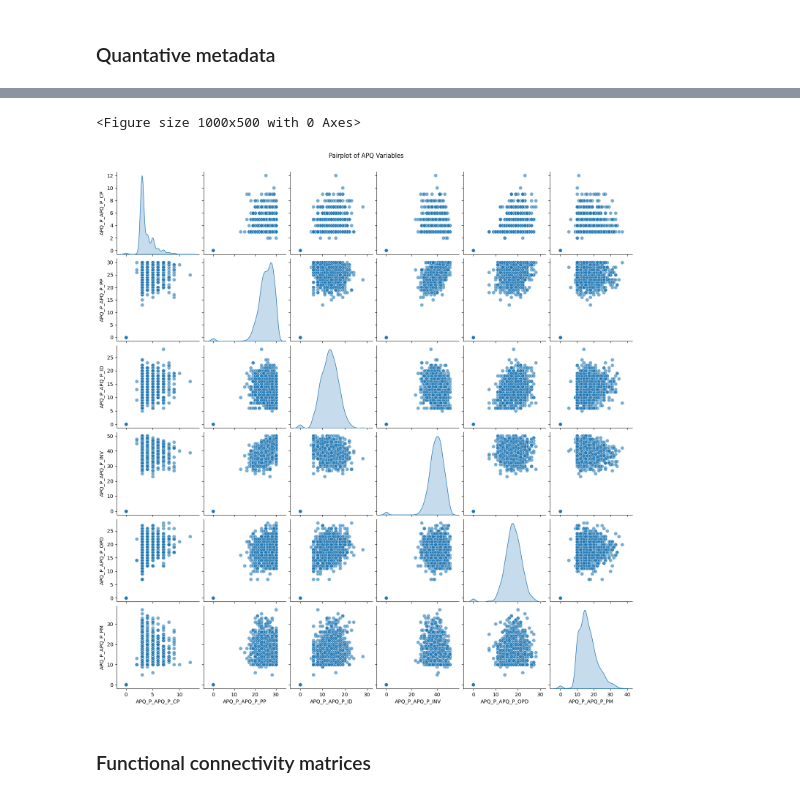
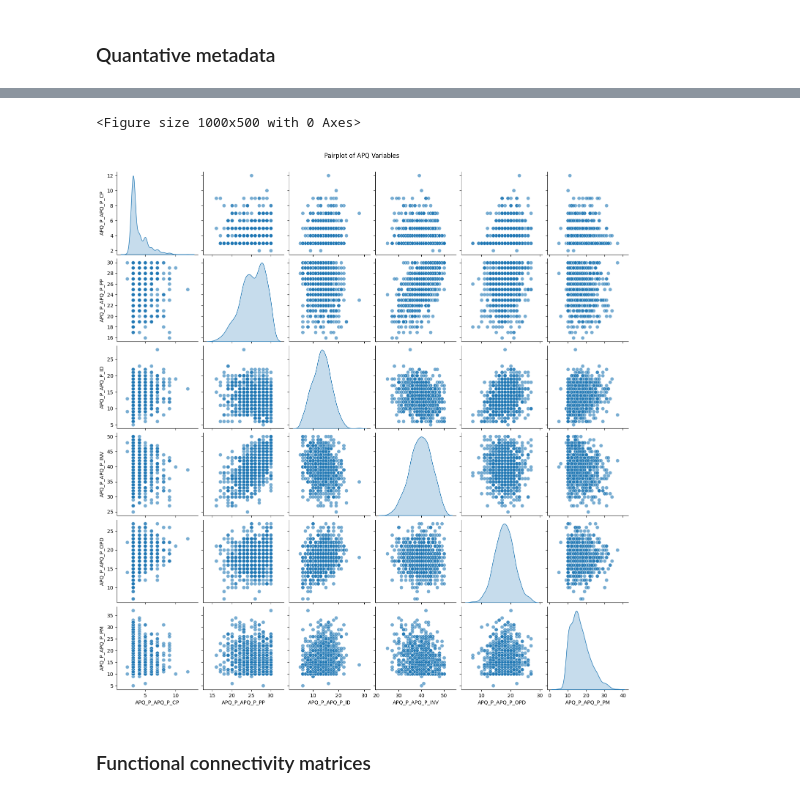
Before and after one commit to eveliinahampus/wids2025, a Jupyter notebook: WiDS_Project.ipynb, the cells around one changed output, grey strips where cells are left out. Drawn from its saved outputs; the diff is of its cells as text; code cells hidden in the pictures.

```diff
--- a/WiDS_Project.ipynb
+++ b/WiDS_Project.ipynb
@@ -174,7 +218,7 @@ plt.show()
 # %% [markdown]
 ### Quantative metadata
 # %%
-df_quantatative_metadata = pd.read_excel('TRAIN/TRAIN_QUANTITATIVE_METADATA.xlsx')
+df_quantatative_metadata = pd.read_excel('TRAIN_NEW/TRAIN_QUANTITATIVE_METADATA_new.xlsx')
 df_quantatative_metadata.head()
 # %% [output]
 |  | participant_id | EHQ_EHQ_Total | ColorVision_CV_Score | APQ_P_APQ_P_CP | APQ_P_APQ_P_ID | APQ_P_APQ_P_INV | ... |
@@ -186,3 +229,0 @@ df_quantatative_metadata.head()
-# %%
-df_quantatative_metadata = pd.read_excel('TRAIN/TRAIN_QUANTITATIVE_METADATA.xlsx')
-df_quantatative_metadata['MRI_Track_Age_at_Scan'].isna().sum()
@@ -191,3 +229,0 @@ np.int64(360)
-# %%
-df_quantatative_metadata = pd.read_excel('TRAIN/TRAIN_QUANTITATIVE_METADATA.xlsx')
-df_quantatative_metadata.isna().sum()
@@ -246 +290,6 @@ df_quantatative_metadata.describe()
 | max | 100.000000 | 14.000000 | 12.000000 | 28.000000 | 50.000000 | 28.000000 | ... |
+# %%
+# Drop rows with missing values in the quantitative metadata
+df_quantatative_metadata_cleaned = df_quantatative_metadata.dropna()
+# Display the cleaned quantitative metadata
+df_quantatative_metadata_cleaned
@@ -247,17 +323,17 @@ df_quantatative_metadata.describe()
 # %%
 plt.figure(figsize=(10, 5))
 sns.pairplot(
-    df_quantatative_metadata,
+    df_quantatative_metadata_cleaned,
     vars=['APQ_P_APQ_P_CP', 'APQ_P_APQ_P_PP', 'APQ_P_APQ_P_ID', 'APQ_P_APQ_P_INV', 'APQ_P_APQ_P_OPD', 'APQ_P_APQ_P_PM'],
     diag_kind='kde',
     plot_kws={'alpha': 0.6, 's': 50},
     diag_kws={'fill': True},
 )
 plt.suptitle('Pairplot of APQ Variables', y=1.02)
 plt.show()
 # %% [output]
 <Figure size 1000x500 with 0 Axes>
-[figure, old version]
+[figure, new version]
 # %% [markdown]
 ### Functional connectivity matrices
 # %%
```
Also changed, not shown: parts of 22 cells of this notebook, 1 other file.
